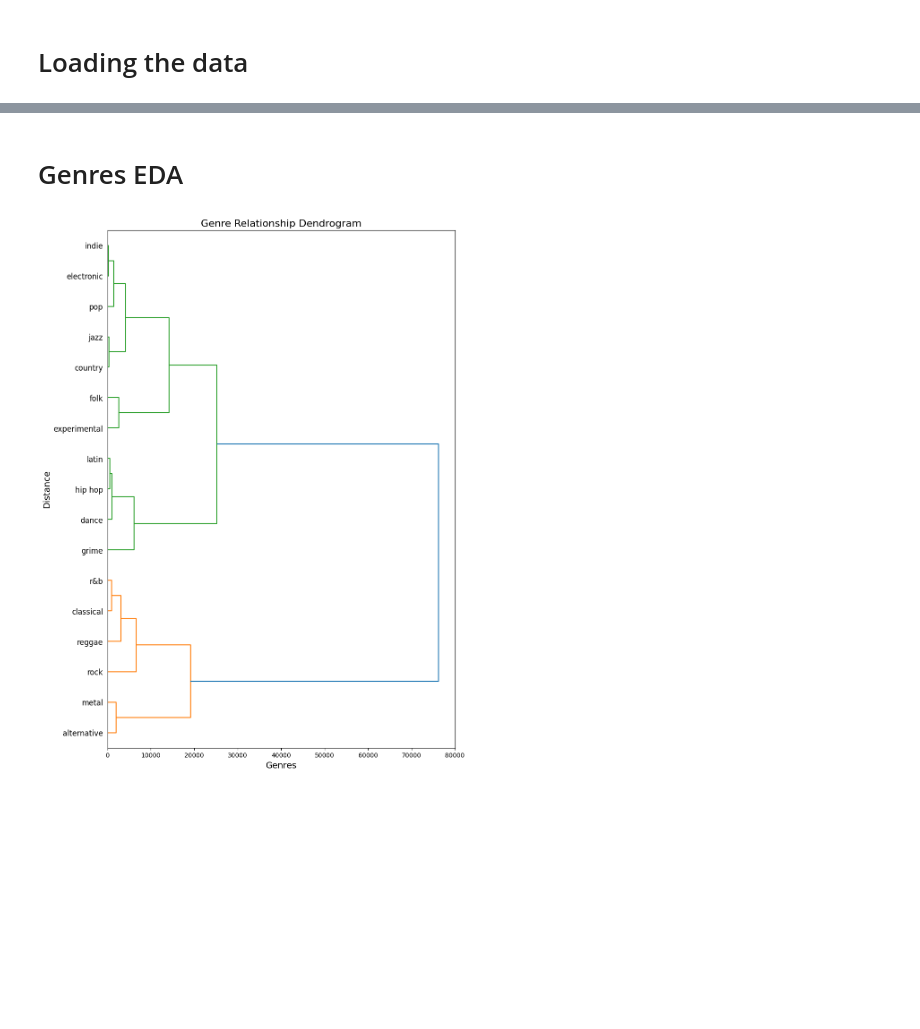
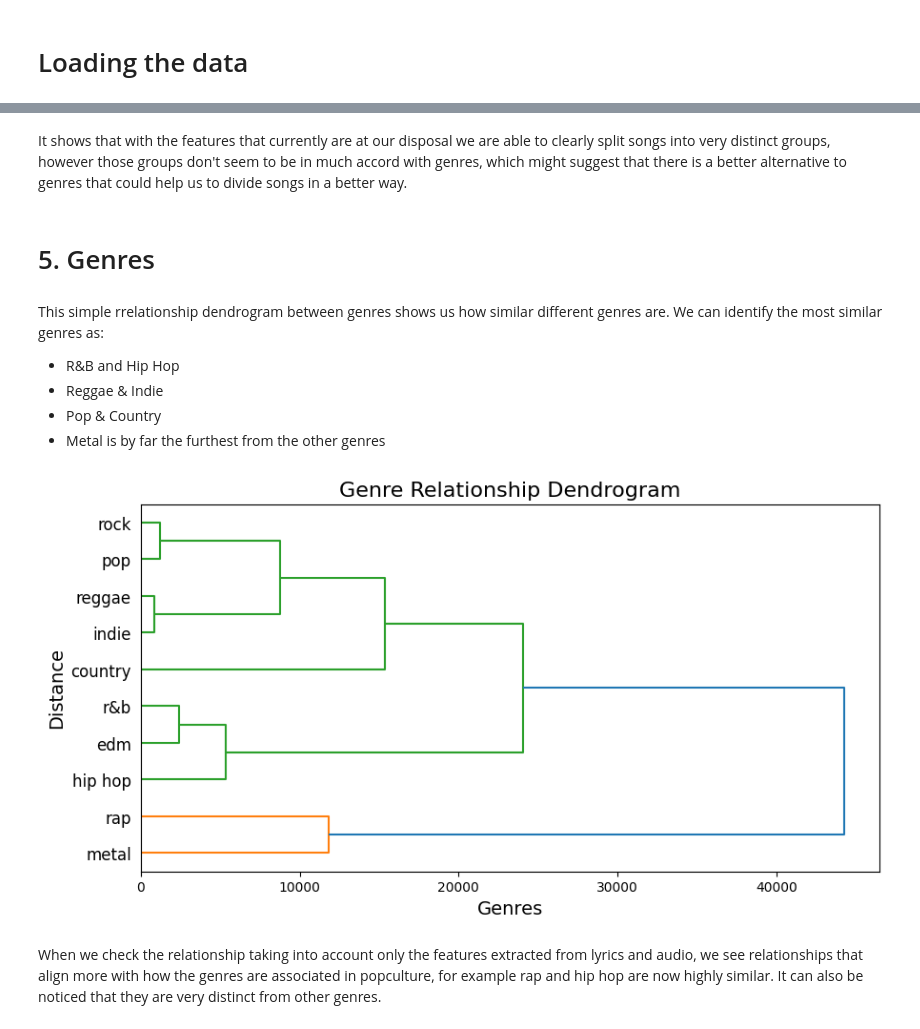
Before and after one commit to KrystianPielat/songs_analysis, a Jupyter notebook: eda.ipynb, the cells around one changed output, grey strips where cells are left out. Cells and saved outputs as stored; diff of their text form; code cells hidden in the pictures; blank space fills up the shorter version.

```diff
--- a/eda.ipynb
+++ b/eda.ipynb
@@ -58,4 +61,0 @@ Loaded 5387 songs
-# %%
-df['popularity_imputed'] = 0
-df.loc[df.popularity.isna(), 'popularity_imputed'] = 1
-df.loc[df.popularity.isna(), 'popularity']  = df[~df.popularity.isna()].popularity.median()
@@ -72,3 +61,0 @@ from classes.text_features import TextFeatureExtractor
-# %%
-te = TextFeatureExtractor()
-df = te.add_features(df)
@@ -93,6 +61,0 @@ ERROR:root:Error processing row: The language 'catalan' is not supported.
-# %%
-tfe = TfidfFeatureExtractor(n_pca_components=100)
-df = tfe.add_features(df)
-# %%
-w2v = Word2VecFeatureExtractor(n_pca_components=100)
-df = w2v.add_features(df)
@@ -319,2 +244,4 @@ plot_tsne(df, lyrics_features + audio_extracted_features + tfidf_features + spot
+# %% [markdown]
+It shows that with the features that currently are at our disposal we are able to clearly split songs into very distinct groups, however those groups don't seem to be in much accord with genres, which might suggest that there is a better alternative to genres that could help us to divide songs in a better way.
 # %% [markdown]
-# Genres EDA
+# 5. Genres
@@ -325,16 +248,26 @@ genre_features = num_df.groupby("genre").mean()
+# %% [markdown]
+This simple rrelationship dendrogram between genres shows us how similar different genres are. We can identify the most similar genres as:
+* R&B and Hip Hop
+* Reggae & Indie
+* Pop & Country
+* Metal is by far the furthest from the other genres
 # %%
 from scipy.cluster.hierarchy import linkage, dendrogram
 import matplotlib.pyplot as plt
 
-# Perform hierarchical clustering
+features = lyrics_features + audio_extracted_features + tfidf_features + spotify_features + w2v_features + empath_features
+num_df = df[features].dropna().select_dtypes(include=[np.number])
+num_df = pd.concat([num_df, df.genre], axis=1)
+genre_features = num_df.groupby("genre").mean()
 linkage_matrix = linkage(genre_features, method='ward')
 
-# Create a wider plot
-plt.figure(figsize=(10, 15))  # Adjust width and height
+plt.figure(figsize=(10, 5))  # Adjust width and height
 dendrogram(linkage_matrix, labels=genre_features.index,orientation='right')
 plt.title("Genre Relationship Dendrogram", fontsize=16)
 plt.xlabel("Genres", fontsize=14)
 plt.ylabel("Distance", fontsize=14)
 plt.show()
 # %% [output]
-[figure, old version]
+[figure, new version]
+# %% [markdown]
+When we check the relationship taking into account only the features extracted from lyrics and audio, we see relationships that align more with how  the genres are associated in popculture, for example rap and  hip hop are now highly similar. It can also be noticed that they are very distinct from other genres.
```
Also changed, not shown: parts of 48 cells of this notebook, 20 other files.
